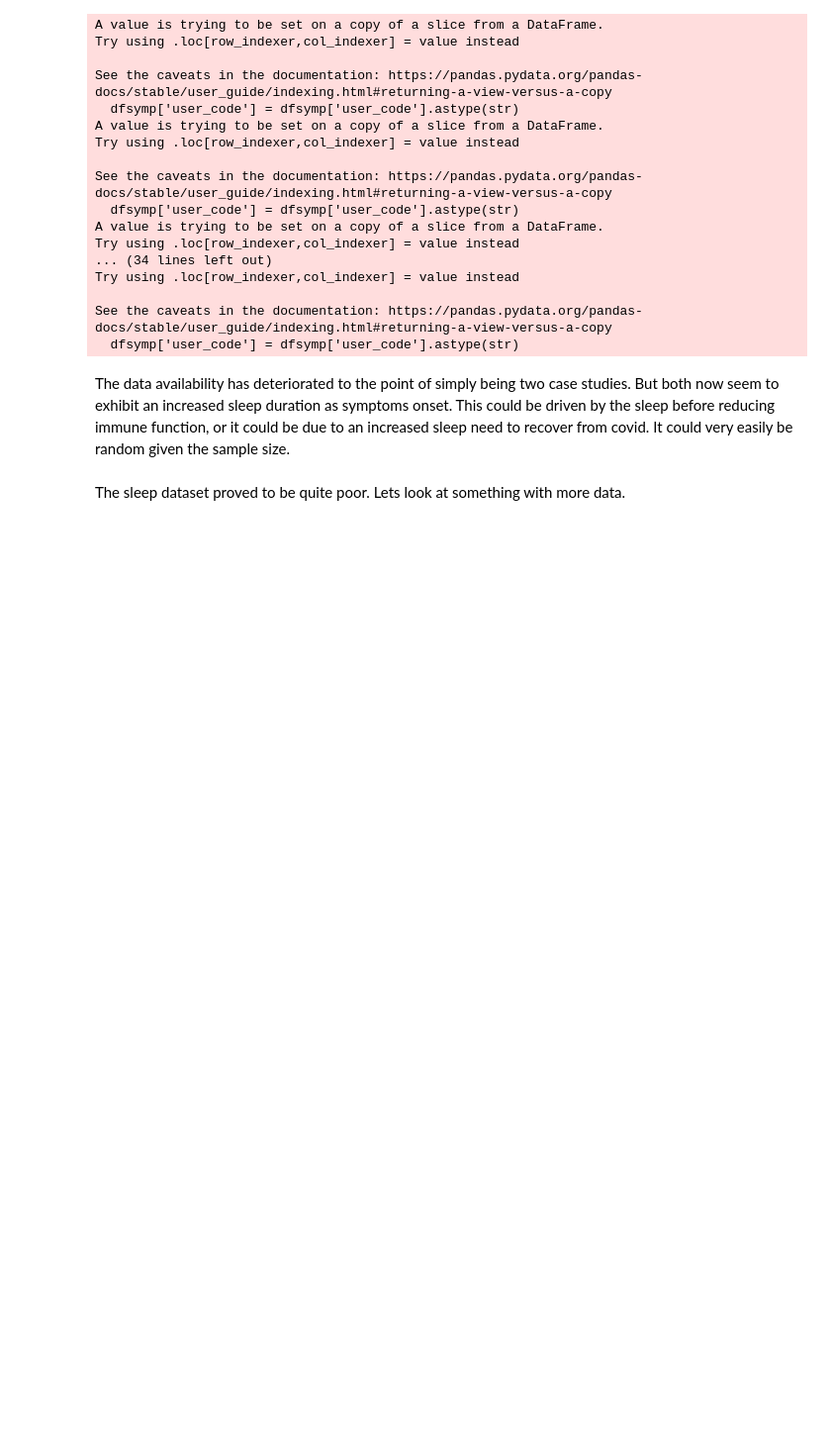
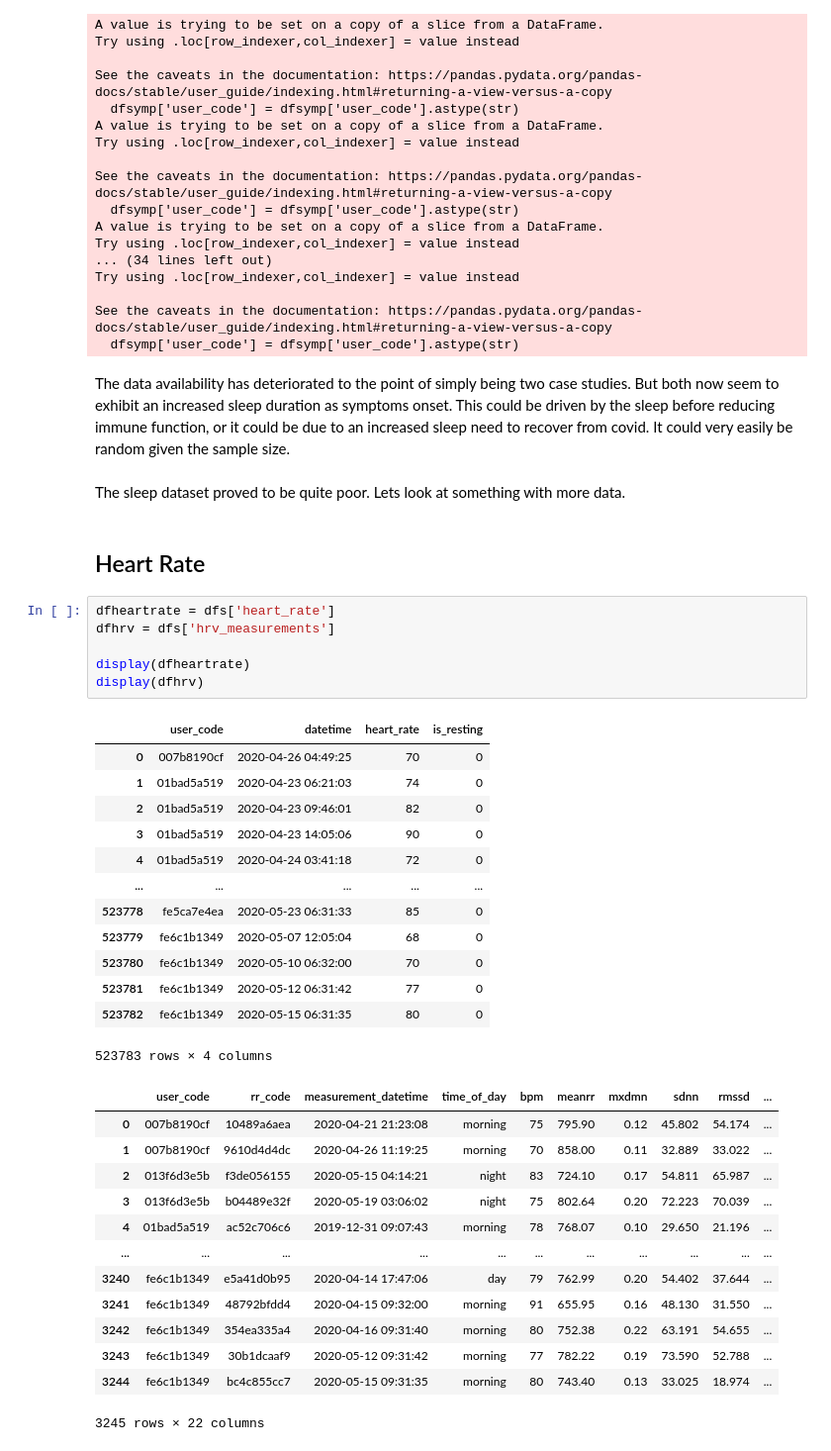
Before and after one commit to AIPI510/aipi510-fall24, a Jupyter notebook: SB_data_interrogation.ipynb, the cells around one changed output. Shown at 99% size. Drawn from its saved outputs; the diff is of its cells as text; blank space fills up the shorter version.

```diff
--- a/SB_data_interrogation.ipynb
+++ b/SB_data_interrogation.ipynb
@@ -266,3 +266,38 @@ See the caveats in the documentation: https://pandas.pydata.org/pandas-docs/stab
 The data availability has deteriorated to the point of simply being two case studies. But both now seem to exhibit an increased sleep duration as symptoms onset. This could be driven by the sleep before reducing immune function, or it could be due to an increased sleep need to recover from covid. It could very easily be random given the sample size.
 # %% [markdown]
 The sleep dataset proved to be quite poor. Lets look at something with more data.
+# %% [markdown]
+## Heart Rate
+# %%
+dfheartrate = dfs['heart_rate']
+dfhrv = dfs['hrv_measurements']
+
+display(dfheartrate)
+display(dfhrv)
+# %% [output]
+|  | user_code | datetime | heart_rate | is_resting |
+| 0 | 007b8190cf | 2020-04-26 04:49:25 | 70 | 0 |
+| 1 | 01bad5a519 | 2020-04-23 06:21:03 | 74 | 0 |
+| 2 | 01bad5a519 | 2020-04-23 09:46:01 | 82 | 0 |
+| 3 | 01bad5a519 | 2020-04-23 14:05:06 | 90 | 0 |
+| 4 | 01bad5a519 | 2020-04-24 03:41:18 | 72 | 0 |
+| ... | ... | ... | ... | ... |
+| 523778 | fe5ca7e4ea | 2020-05-23 06:31:33 | 85 | 0 |
+| 523779 | fe6c1b1349 | 2020-05-07 12:05:04 | 68 | 0 |
+| 523780 | fe6c1b1349 | 2020-05-10 06:32:00 | 70 | 0 |
+| 523781 | fe6c1b1349 | 2020-05-12 06:31:42 | 77 | 0 |
+| 523782 | fe6c1b1349 | 2020-05-15 06:31:35 | 80 | 0 |
+523783 rows × 4 columns
+|  | user_code | rr_code | measurement_datetime | time_of_day | bpm | meanrr | mxdmn | sdnn | rmssd | ... |
+| 0 | 007b8190cf | 10489a6aea | 2020-04-21 21:23:08 | morning | 75 | 795.90 | 0.12 | 45.802 | 54.174 | ... |
+| 1 | 007b8190cf | 9610d4d4dc | 2020-04-26 11:19:25 | morning | 70 | 858.00 | 0.11 | 32.889 | 33.022 | ... |
+| 2 | 013f6d3e5b | f3de056155 | 2020-05-15 04:14:21 | night | 83 | 724.10 | 0.17 | 54.811 | 65.987 | ... |
+| 3 | 013f6d3e5b | b04489e32f | 2020-05-19 03:06:02 | night | 75 | 802.64 | 0.20 | 72.223 | 70.039 | ... |
+| 4 | 01bad5a519 | ac52c706c6 | 2019-12-31 09:07:43 | morning | 78 | 768.07 | 0.10 | 29.650 | 21.196 | ... |
+| ... | ... | ... | ... | ... | ... | ... | ... | ... | ... | ... |
+| 3240 | fe6c1b1349 | e5a41d0b95 | 2020-04-14 17:47:06 | day | 79 | 762.99 | 0.20 | 54.402 | 37.644 | ... |
+| 3241 | fe6c1b1349 | 48792bfdd4 | 2020-04-15 09:32:00 | morning | 91 | 655.95 | 0.16 | 48.130 | 31.550 | ... |
+| 3242 | fe6c1b1349 | 354ea335a4 | 2020-04-16 09:31:40 | morning | 80 | 752.38 | 0.22 | 63.191 | 54.655 | ... |
+| 3243 | fe6c1b1349 | 30b1dcaaf9 | 2020-05-12 09:31:42 | morning | 77 | 782.22 | 0.19 | 73.590 | 52.788 | ... |
+| 3244 | fe6c1b1349 | bc4c855cc7 | 2020-05-15 09:31:35 | morning | 80 | 743.40 | 0.13 | 33.025 | 18.974 | ... |
+3245 rows × 22 columns
```
Also changed, not shown: parts of 4 cells of this notebook.
